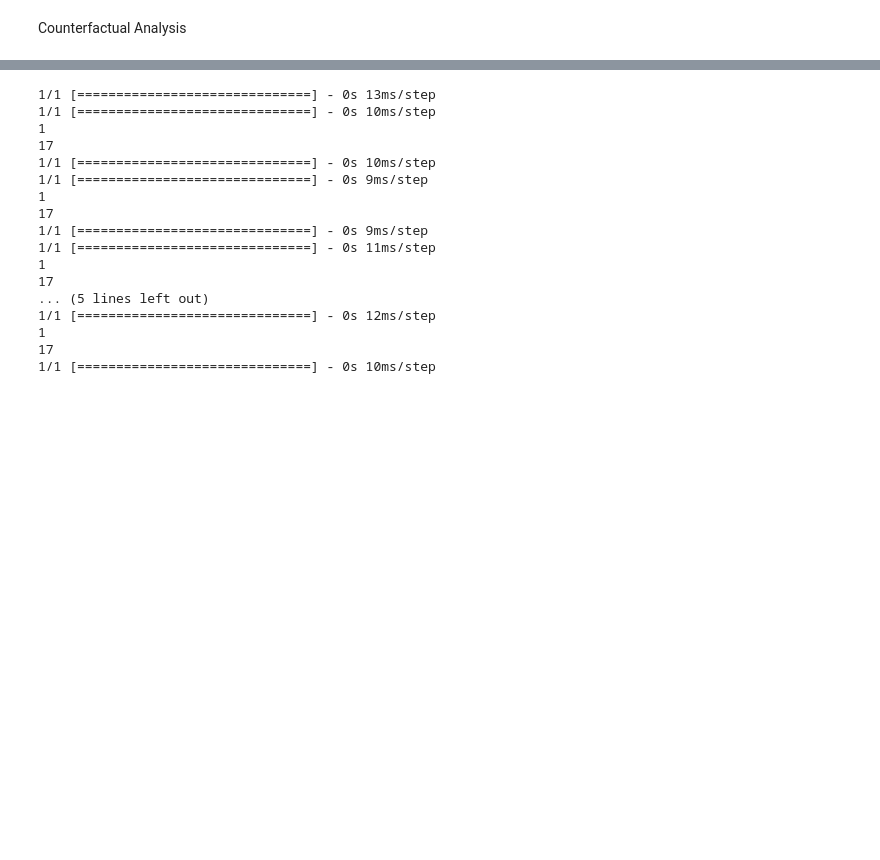
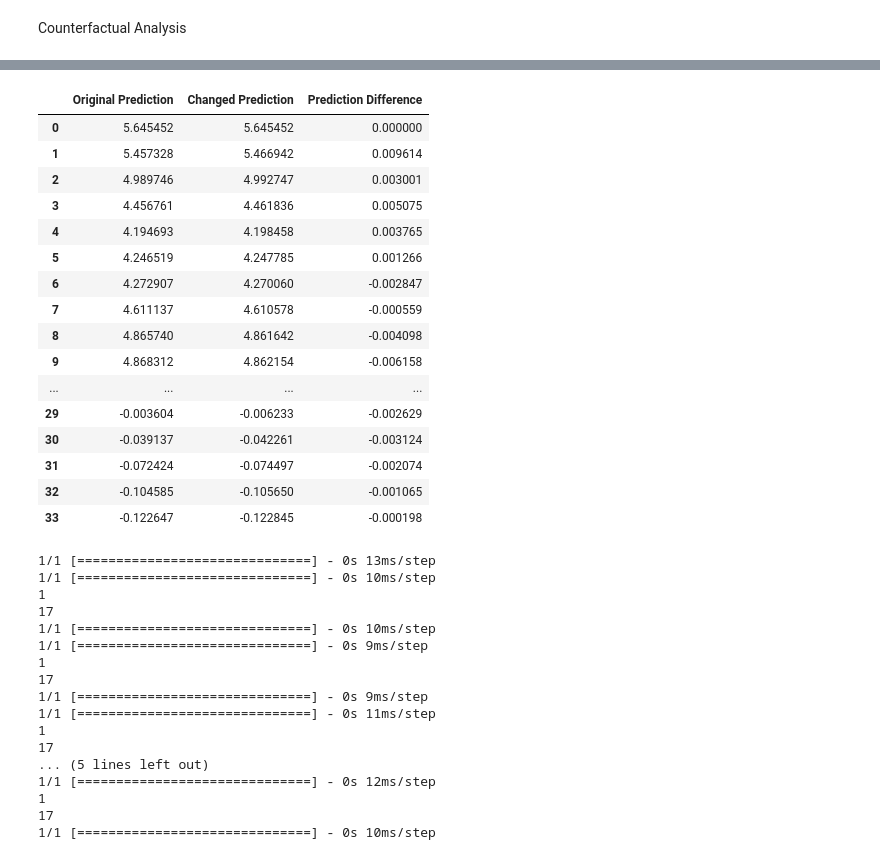
Before and after one commit to hinayatali9/BigDataBowl2024, a Jupyter notebook: Counter_Factual.ipynb, the cells around one changed output, grey strips where cells are left out. Cells and saved outputs as stored; diff of their text form; code cells hidden in the pictures; blank space fills up the shorter version.

```diff
--- a/Counter_Factual.ipynb
+++ b/Counter_Factual.ipynb
@@ -165,8 +165,3 @@ def compare_yard_prediction(tracking_with_plays, displayName, gameId, playId, am
     })
   print(1)
   return results
-# %%
-
-
-df=compare_yard_prediction(tracking_with_plays, 'Cameron Heyward', 2022092200, 577, 0.1)
-sum(df['Prediction Difference'])
@@ -177,0 +168,8 @@ sum(df['Prediction Difference'])
+# %%
+players=tracking_with_plays.loc[(tracking_with_plays['gameId']==2022092200) & (tracking_with_plays['playId']==3114) & (tracking_with_plays['is_on_defence']==True)]['displayName'].unique()
+for i in players:
+    df=compare_yard_prediction(tracking_with_plays, i, 2022092200, 3114, 0.1)
+    break
+
+df
+# %% [output]
@@ -178,3 +179,20 @@ sum(df['Prediction Difference'])
+|  | Original Prediction | Changed Prediction | Prediction Difference |
+| 0 | 5.645452 | 5.645452 | 0.000000 |
+| 1 | 5.457328 | 5.466942 | 0.009614 |
+| 2 | 4.989746 | 4.992747 | 0.003001 |
+| 3 | 4.456761 | 4.461836 | 0.005075 |
+| 4 | 4.194693 | 4.198458 | 0.003765 |
+| 5 | 4.246519 | 4.247785 | 0.001266 |
+| 6 | 4.272907 | 4.270060 | -0.002847 |
+| 7 | 4.611137 | 4.610578 | -0.000559 |
+| 8 | 4.865740 | 4.861642 | -0.004098 |
+| 9 | 4.868312 | 4.862154 | -0.006158 |
+| ... | ... | ... | ... |
+| 29 | -0.003604 | -0.006233 | -0.002629 |
+| 30 | -0.039137 | -0.042261 | -0.003124 |
+| 31 | -0.072424 | -0.074497 | -0.002074 |
+| 32 | -0.104585 | -0.105650 | -0.001065 |
+| 33 | -0.122647 | -0.122845 | -0.000198 |
 # %%
 plays=pd.read_csv('plays.csv')
 games=pd.read_csv('games.csv')
```
Also changed, not shown: parts of 3 cells of this notebook.
